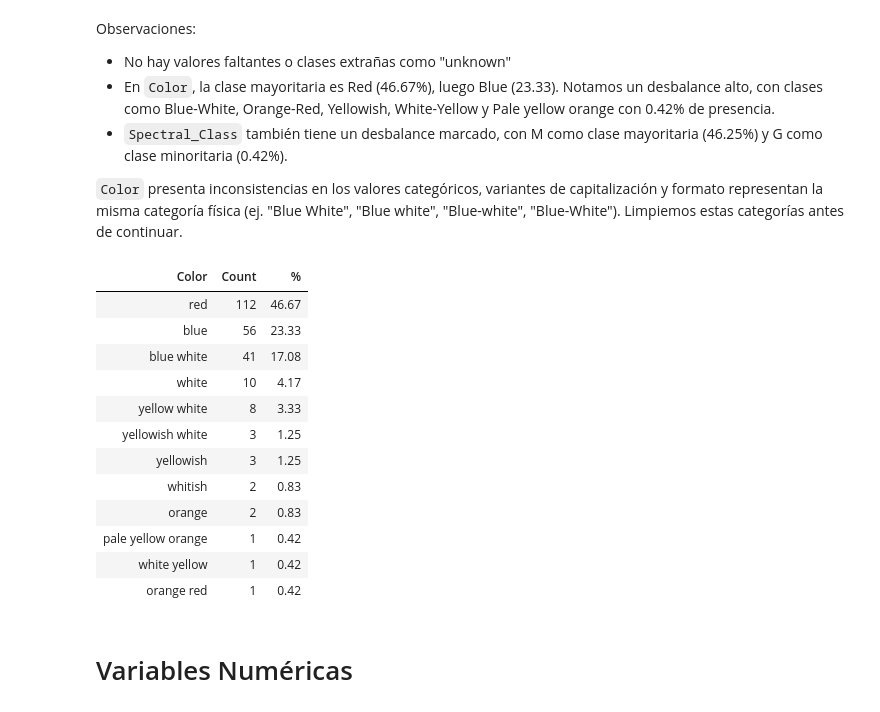
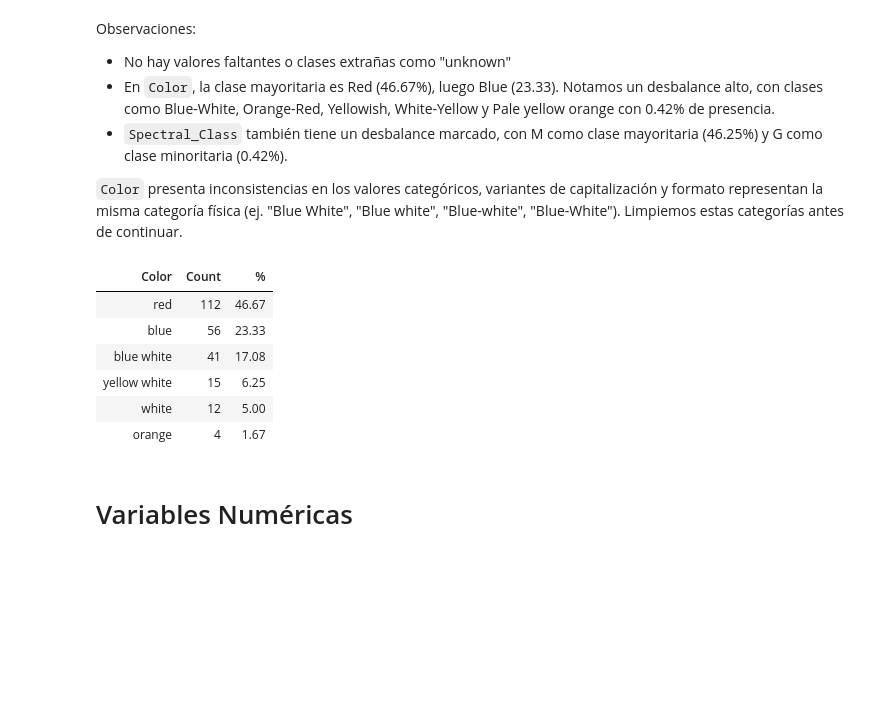
Before and after one commit to mathiasaiva/clustering_practice, a Jupyter notebook: notebooks/clustering.ipynb, the cells around one changed output. Drawn from its saved outputs; the diff is of its cells as text; code cells hidden in the pictures; blank space fills up the shorter version.

```diff
--- a/notebooks/clustering.ipynb
+++ b/notebooks/clustering.ipynb
@@ -126,25 +131,28 @@ Observaciones:
 
 `Color` presenta inconsistencias en los valores categóricos, variantes de capitalización y formato representan la misma categoría física (ej. "Blue White", "Blue white", "Blue-white", "Blue-White"). Limpiemos estas categorías antes de continuar.
 # %%
+df['Color'] = df['Color'].str.strip().str.lower().str.replace('-', ' ')
+df['Color'] = df['Color'].replace({
+    'yellowish white': 'yellow white',
+    'white yellow': 'yellow white',
+    'yellowish': 'yellow white',
+    'whitish': 'white',
+    'pale yellow orange': 'orange',
+    'orange red': 'orange',
+})
 color_clean = df['Color'].value_counts().reset_index()
 color_clean.columns = ['Color', 'Count']
 color_clean['%'] = (color_clean['Count'] / color_clean['Count'].sum() * 100).round(2)
+cat = df.select_dtypes(include="str")
 show_df(color_clean)
-df['Color'] = df['Color'].str.strip().str.lower().str.replace('-', ' ')
 # %% [output]
 | Color | Count | % |
 | red | 112 | 46.67 |
 | blue | 56 | 23.33 |
 | blue white | 41 | 17.08 |
-| white | 10 | 4.17 |
-| yellow white | 8 | 3.33 |
-| yellowish white | 3 | 1.25 |
-| yellowish | 3 | 1.25 |
-| whitish | 2 | 0.83 |
-| orange | 2 | 0.83 |
-| pale yellow orange | 1 | 0.42 |
-| white yellow | 1 | 0.42 |
-| orange red | 1 | 0.42 |
+| yellow white | 15 | 6.25 |
+| white | 12 | 5.00 |
+| orange | 4 | 1.67 |
 # %% [markdown]
 
 
```
Also changed, not shown: parts of 4 cells of this notebook.
